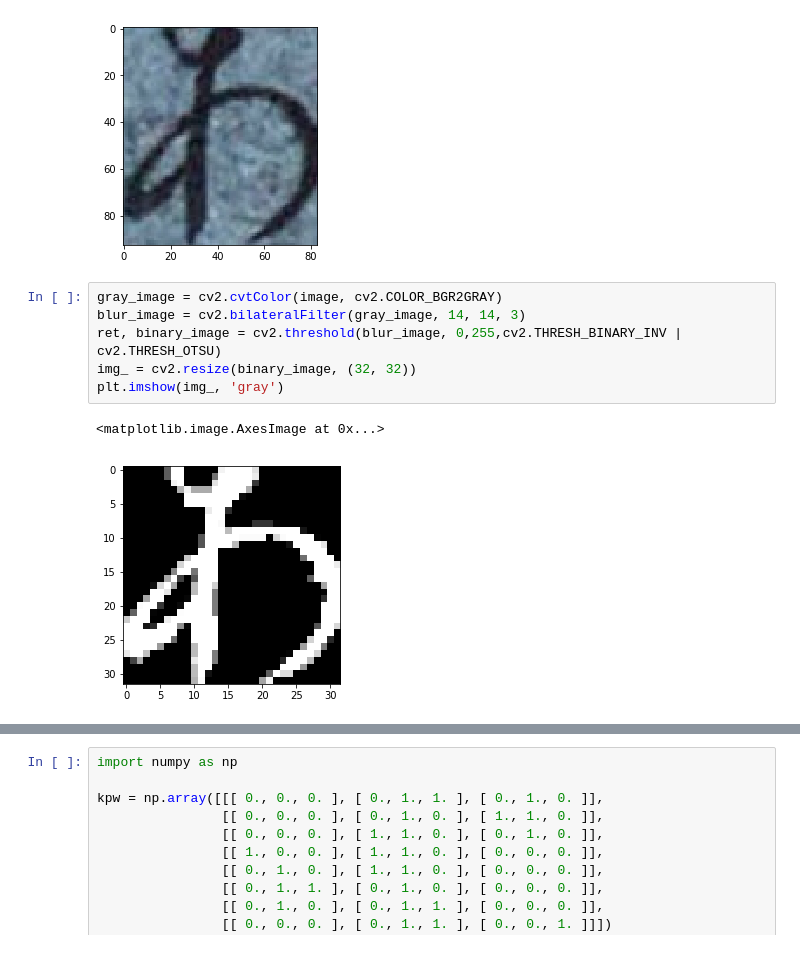
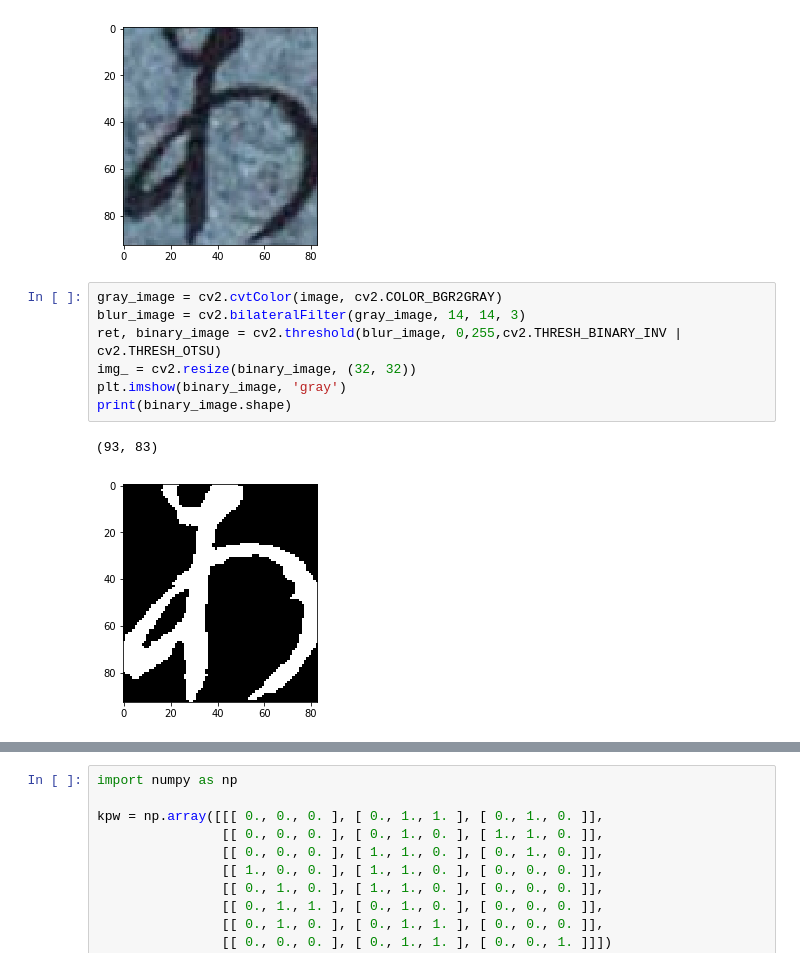
Before and after one commit to seigenji/alcon_src, a Jupyter notebook: train.ipynb, the cells around one changed output, grey strips where cells are left out. Drawn from its saved outputs; the diff is of its cells as text.

```diff
--- a/train.ipynb
+++ b/train.ipynb
@@ -130,9 +130,10 @@ plt.imshow(image)
 # %%
 gray_image = cv2.cvtColor(image, cv2.COLOR_BGR2GRAY)
 blur_image = cv2.bilateralFilter(gray_image, 14, 14, 3)
 ret, binary_image = cv2.threshold(blur_image, 0,255,cv2.THRESH_BINARY_INV | cv2.THRESH_OTSU)
 img_ = cv2.resize(binary_image, (32, 32))
-plt.imshow(img_, 'gray')
+plt.imshow(binary_image, 'gray')
+print(binary_image.shape)
 # %% [output]
-<matplotlib.image.AxesImage at 0x...>
+(93, 83)
-[figure, old version]
+[figure, new version]
```
Also changed, not shown: parts of 1 cell of this notebook, 4 other files.
